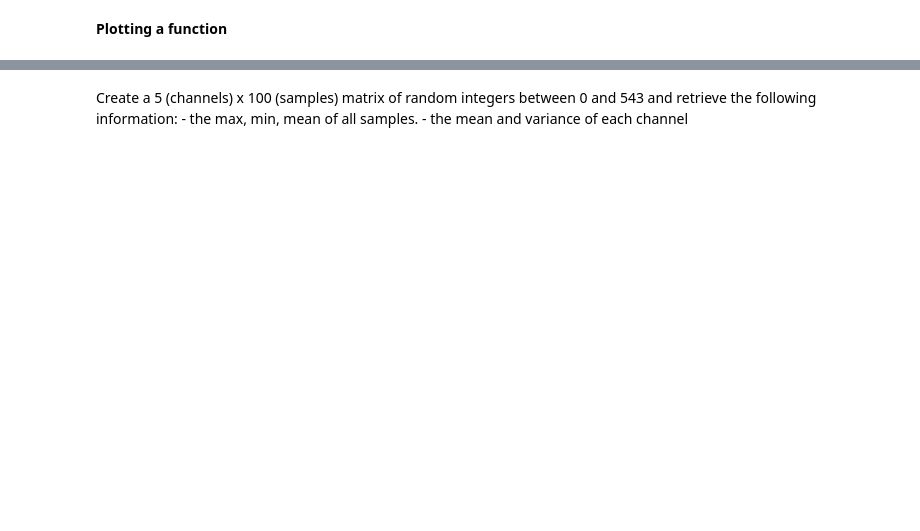
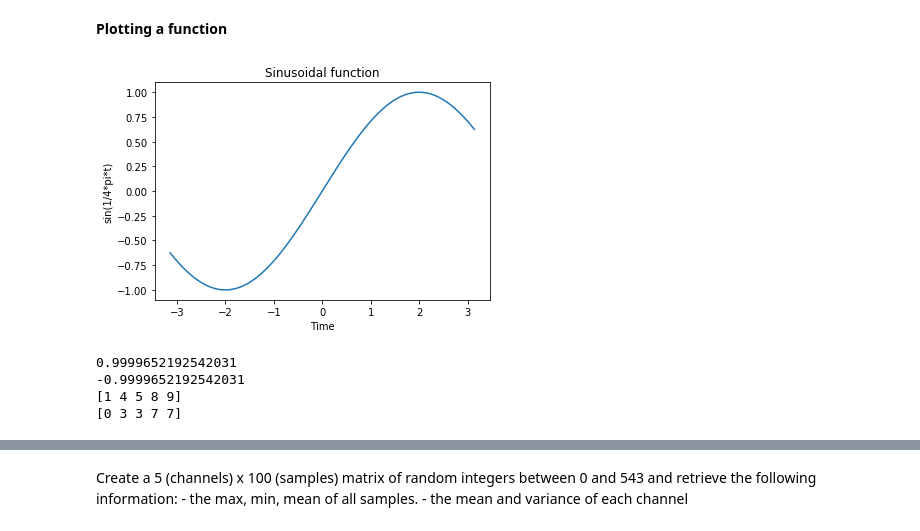
Before and after one commit to dmachlanski/ce888labs, a Jupyter notebook: labs/lab1/lab1.ipynb, the cells around one changed output, grey strips where cells are left out. Saved outputs shown, nothing was run; the diff lists cells and outputs as text; code cells hidden in the pictures; blank space fills up the shorter version.

```diff
--- a/labs/lab1/lab1.ipynb
+++ b/labs/lab1/lab1.ipynb
@@ -381,21 +525,30 @@ This can be done on numpy using: np.matmul(a, b)
 # %%
 import matplotlib.pyplot as plt
 # %%
+t = np.linspace(-np.pi, np.pi, 201)
+my_sin = np.sin(1/4*np.pi*t)
 plt.figure()
-plt.plot(t, sin)
+plt.plot(t, my_sin)
 plt.xlabel("Time")
 plt.ylabel("sin(1/4*pi*t)")
 plt.title("Sinusoidal function")
 plt.show()
+# %% [output]
+[figure, added]
 # %%
-print(np.max(sin))
-print(np.min(sin))
+print(np.max(my_sin))
+print(np.min(my_sin))
 
 ## Elementwise minimum and maximum
 arr1 = np.array([1, 3, 5, 7, 9])
 arr2 = np.array([0, 4, 3, 8, 7])
 print(np.maximum(arr1, arr2))
 print(np.minimum(arr1, arr2))
+# %% [output]
+0.9999652192542031
+-0.9999652192542031
+[1 4 5 8 9]
+[0 3 3 7 7]
 # %%
 # Statistical summaries
 
```
Also changed, not shown: parts of 20 cells of this notebook.
